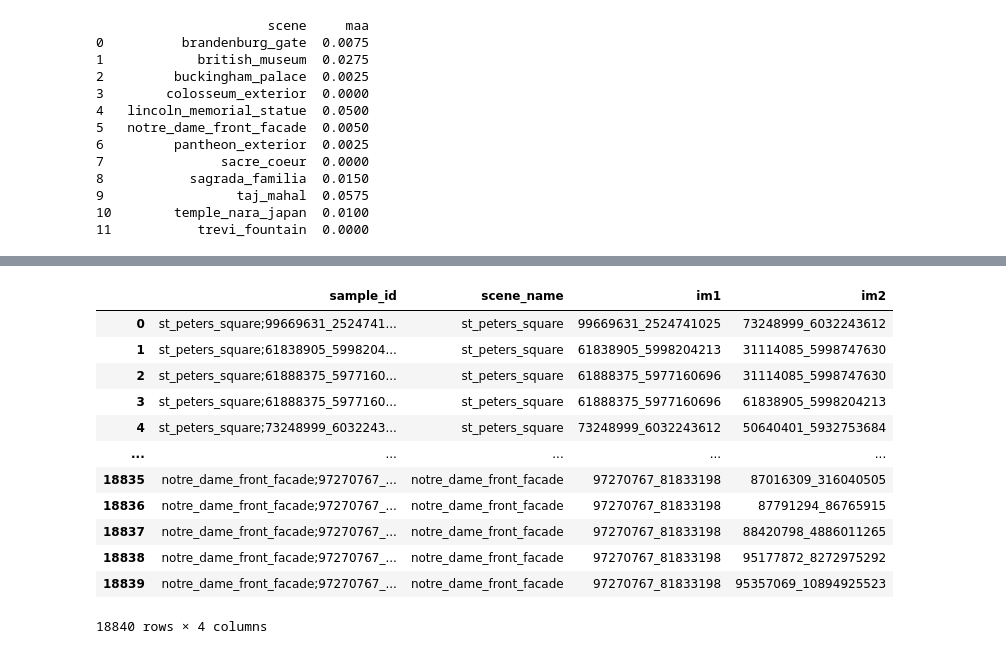
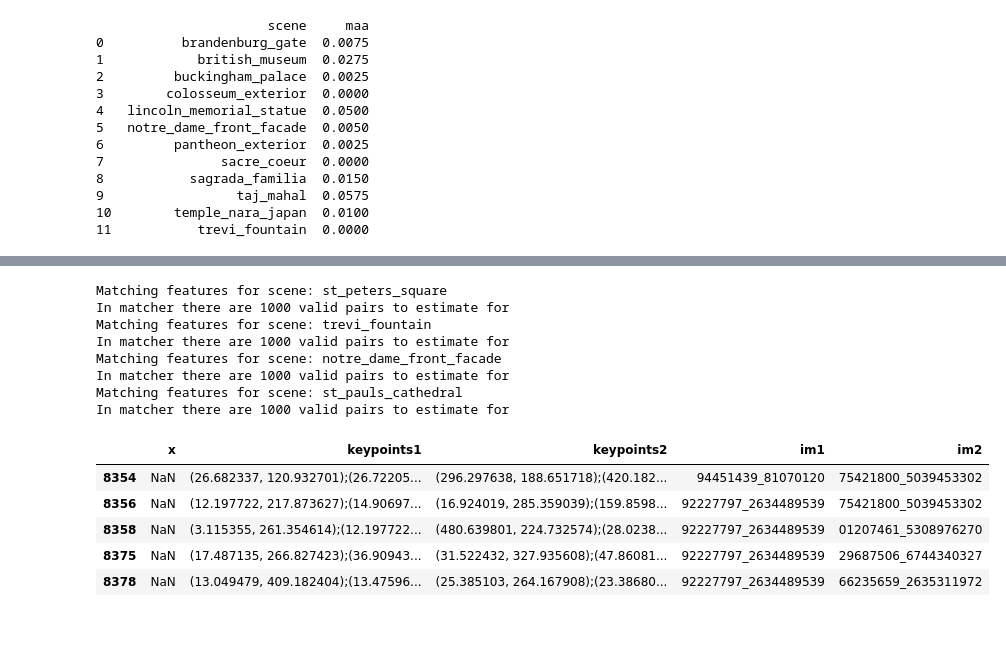
Before and after one commit to BigBabik/cv-final, a Jupyter notebook: testing.ipynb, the cells around one changed output, grey strips where cells are left out. Cells and saved outputs as stored; diff of their text form; code cells hidden in the pictures; blank space fills up the shorter version.

```diff
--- a/testing.ipynb
+++ b/testing.ipynb
@@ -196,22 +164,24 @@ test_data = wrp.preprocess_data(test_data, preprocessor, extractor)
 # %%
 test_data = wrp.extract_features(test_data, extractor)
 # %%
-importlib.reload(exu)
+importlib.reload(wrp)
 
-wrp.match_features(dataset, matcher, covisibility_threshold=0.1)
+wrp.match_features(test_data, matcher, covisibility_threshold=0.1)
+# %% [output]
+Matching features for scene: st_peters_square
+In matcher there are 1000 valid pairs to estimate for
+Matching features for scene: trevi_fountain
+In matcher there are 1000 valid pairs to estimate for
+Matching features for scene: notre_dame_front_facade
+In matcher there are 1000 valid pairs to estimate for
+Matching features for scene: st_pauls_cathedral
+In matcher there are 1000 valid pairs to estimate for
-# %%
-test_data.test_samples
-# %% [output]
-|  | sample_id | scene_name | im1 | im2 |
-| 0 | st_peters_square;99669631_2524741... | st_peters_square | 99669631_2524741025 | 73248999_6032243612 |
-| 1 | st_peters_square;61838905_5998204... | st_peters_square | 61838905_5998204213 | 31114085_5998747630 |
-| 2 | st_peters_square;61888375_5977160... | st_peters_square | 61888375_5977160696 | 31114085_5998747630 |
-| 3 | st_peters_square;61888375_5977160... | st_peters_square | 61888375_5977160696 | 61838905_5998204213 |
-| 4 | st_peters_square;73248999_6032243... | st_peters_square | 73248999_6032243612 | 50640401_5932753684 |
-| ... | ... | ... | ... | ... |
-| 18835 | notre_dame_front_facade;97270767_... | notre_dame_front_facade | 97270767_81833198 | 87016309_316040505 |
-| 18836 | notre_dame_front_facade;97270767_... | notre_dame_front_facade | 97270767_81833198 | 87791294_86765915 |
-| 18837 | notre_dame_front_facade;97270767_... | notre_dame_front_facade | 97270767_81833198 | 88420798_4886011265 |
-| 18838 | notre_dame_front_facade;97270767_... | notre_dame_front_facade | 97270767_81833198 | 95177872_8272975292 |
-| 18839 | notre_dame_front_facade;97270767_... | notre_dame_front_facade | 97270767_81833198 | 95357069_10894925523 |
-18840 rows × 4 columns
+# %%
+test_data.scenes_data['st_pauls_cathedral'].covisibility.head()
+# %% [output]
+|  | x | keypoints1 | keypoints2 | im1 | im2 |
+| 8354 | NaN | (26.682337, 120.932701);(26.72205... | (296.297638, 188.651718);(420.182... | 94451439_81070120 | 75421800_5039453302 |
+| 8356 | NaN | (12.197722, 217.873627);(14.90697... | (16.924019, 285.359039);(159.8598... | 92227797_2634489539 | 75421800_5039453302 |
+| 8358 | NaN | (3.115355, 261.354614);(12.197722... | (480.639801, 224.732574);(28.0238... | 92227797_2634489539 | 01207461_5308976270 |
+| 8375 | NaN | (17.487135, 266.827423);(36.90943... | (31.522432, 327.935608);(47.86081... | 92227797_2634489539 | 29687506_6744340327 |
+| 8378 | NaN | (13.049479, 409.182404);(13.47596... | (25.385103, 264.167908);(23.38680... | 92227797_2634489539 | 66235659_2635311972 |
```
Also changed, not shown: parts of 15 cells of this notebook.
